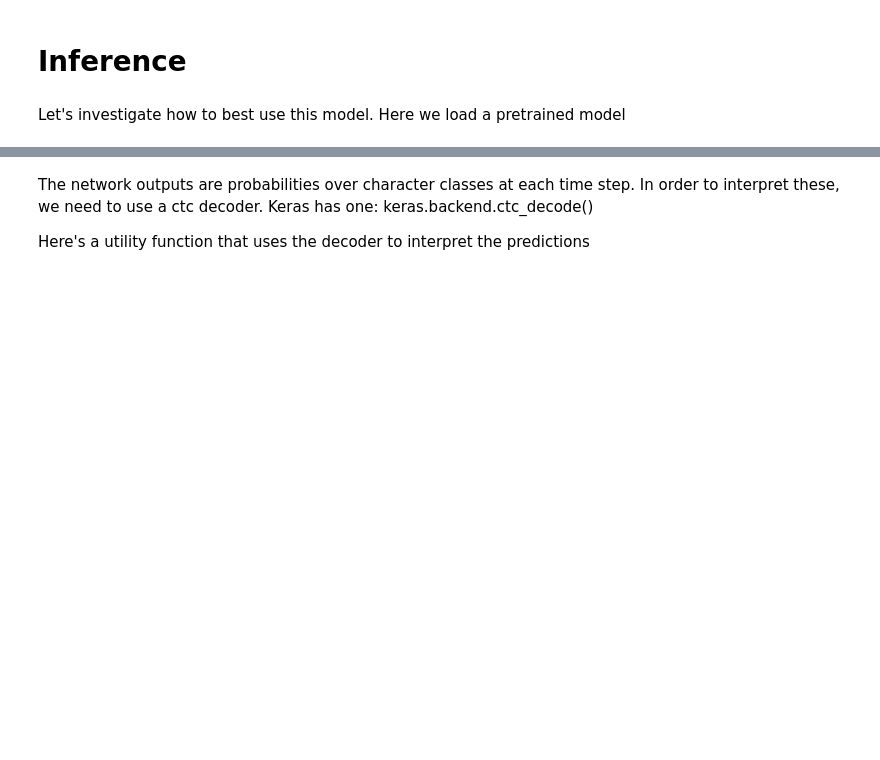
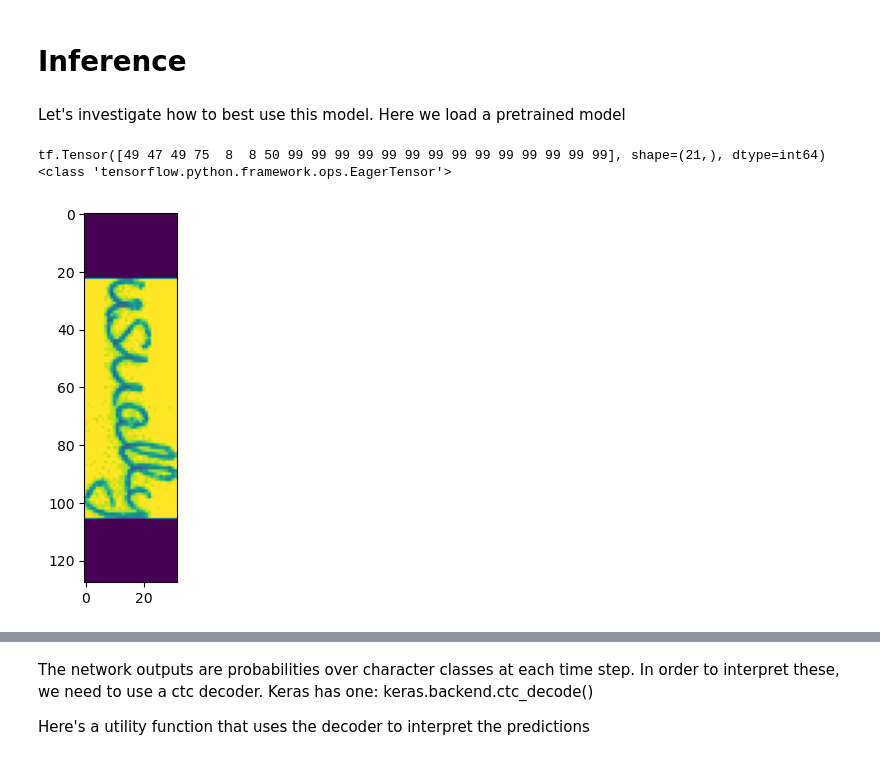
Before and after one commit to kalymaan/chicken-scratch-recognition, a Jupyter notebook: code/word_recognition.ipynb, the cells around one changed output, grey strips where cells are left out. Saved outputs shown, nothing was run; the diff lists cells and outputs as text; code cells hidden in the pictures; blank space fills up the shorter version.

```diff
--- a/code/word_recognition.ipynb
+++ b/code/word_recognition.ipynb
@@ -556,7 +622,23 @@ ________________________________________________________________________________
 # %%
+validation_images = []
+validation_labels = []
+
+for data in val_ds:
+    validation_images.append(data["image"])
+    validation_labels.append(data["label"])
+
+
 def calculate_edit_distance(labels, predictions):
+    '''
+    Calculates edit distance between label and the prediction.
+
+    converts labels and predictions into tensors and utilizes tf.edit_distance()
+
+    Source code can be found here: https://keras.io/examples/vision/handwriting_recognition/
+
+    '''
     # Get a single batch and convert its labels to sparse tensors.
-    saprse_labels = tf.cast(tf.sparse.from_dense(labels), dtype=tf.int64)
+    sparse_labels = tf.cast(tf.sparse.from_dense(labels), dtype=tf.int64)
 
     # Make predictions and convert them to sparse tensors.
     input_len = np.ones(predictions.shape[0]) * predictions.shape[1]
@@ -564,13 +646,17 @@ def calculate_edit_distance(labels, predictions):
         predictions, input_length=input_len, greedy=True
     )[0][0][:, :max_len]
     sparse_predictions = tf.cast(
-        tf.sparse.from_dense(predictions_decoded), dtype=tf.int64
+        tf.sparse.from_dense(predictions_decoded),
+        dtype = tf.int64
     )
 
     # Compute individual edit distances and average them out.
     edit_distances = tf.edit_distance(
-        sparse_predictions, saprse_labels, normalize=False
+        sparse_predictions,
+        sparse_labels,
+        normalize=False
     )
+
     return tf.reduce_mean(edit_distances)
 
 
@@ -661,3 +753,16 @@ loaded_test= keras.models.load_model(
+# %%
+for data in test_ds.take(1):
+    images = data['image']
+    labels = data['label']
+    index = 30
+    print(labels[index])
+    plt.imshow(images[index])
+
+    print(type(images[index]))
+# %% [output]
+tf.Tensor([49 47 49 75  8  8 50 99 99 99 99 99 99 99 99 99 99 99 99 99 99], shape=(21,), dtype=int64)
+<class 'tensorflow.python.framework.ops.EagerTensor'>
+[figure, added]
 # %%
 for data in test_ds.take(1):
     images = data['image']
```
Also changed, not shown: parts of 29 cells of this notebook, 25 other files.
